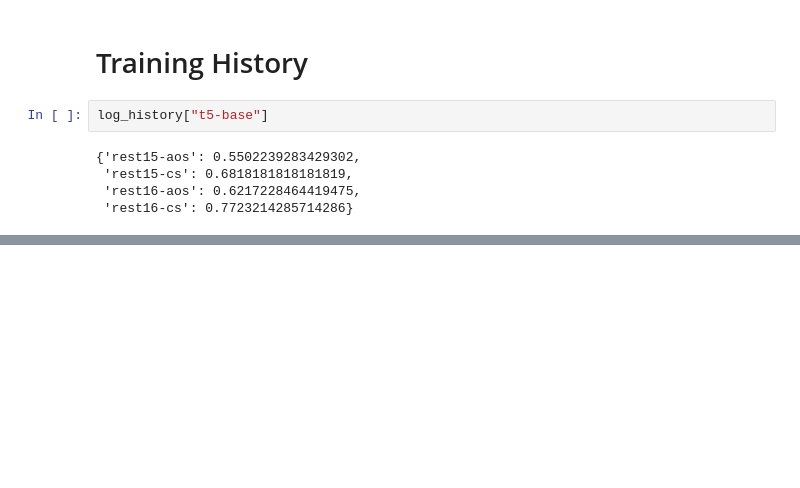
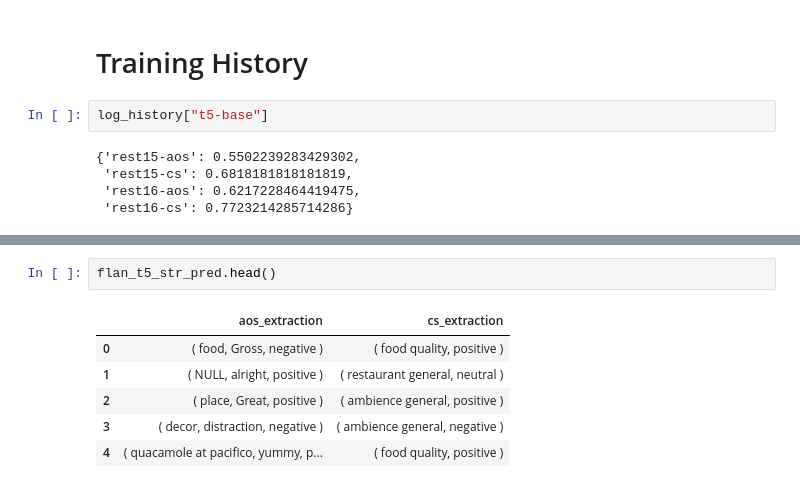
Before and after one commit to rdyzakya/IndoLEGO-ABSA, a Jupyter notebook: doe/model/analysis.ipynb, the cells around one changed output, grey strips where cells are left out. Saved outputs shown, nothing was run; the diff lists cells and outputs as text; blank space fills up the shorter version.

```diff
--- a/doe/model/analysis.ipynb
+++ b/doe/model/analysis.ipynb
@@ -146,0 +205,9 @@ log_history["t5-base"]
+# %%
+flan_t5_str_pred.head()
+# %% [output]
+|  | aos_extraction | cs_extraction |
+| 0 | ( food, Gross, negative ) | ( food quality, positive ) |
+| 1 | ( NULL, alright, positive ) | ( restaurant general, neutral ) |
+| 2 | ( place, Great, positive ) | ( ambience general, positive ) |
+| 3 | ( decor, distraction, negative ) | ( ambience general, negative ) |
+| 4 | ( quacamole at pacifico, yummy, p... | ( food quality, positive ) |
```
Also changed, not shown: parts of 16 cells of this notebook, 2 other files.
